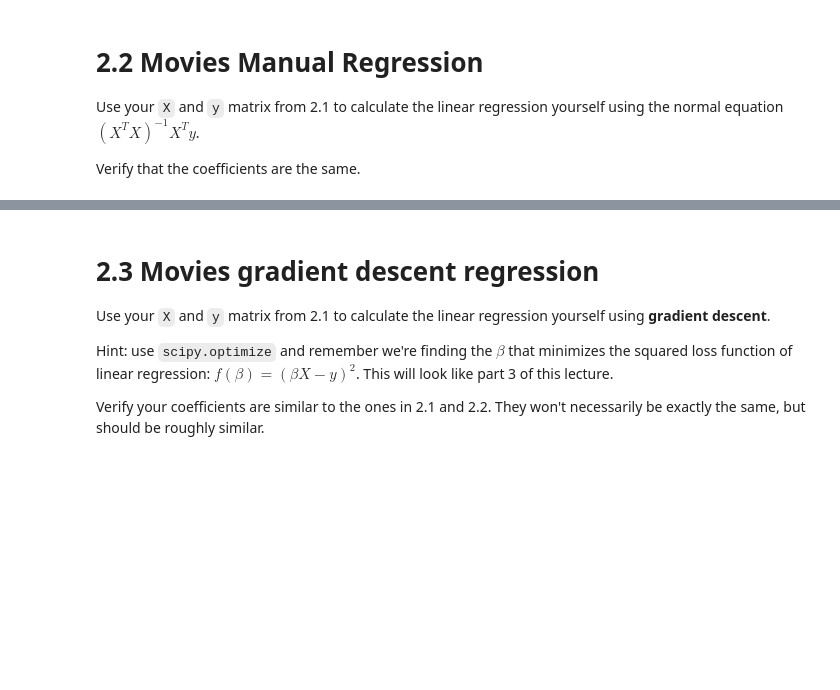
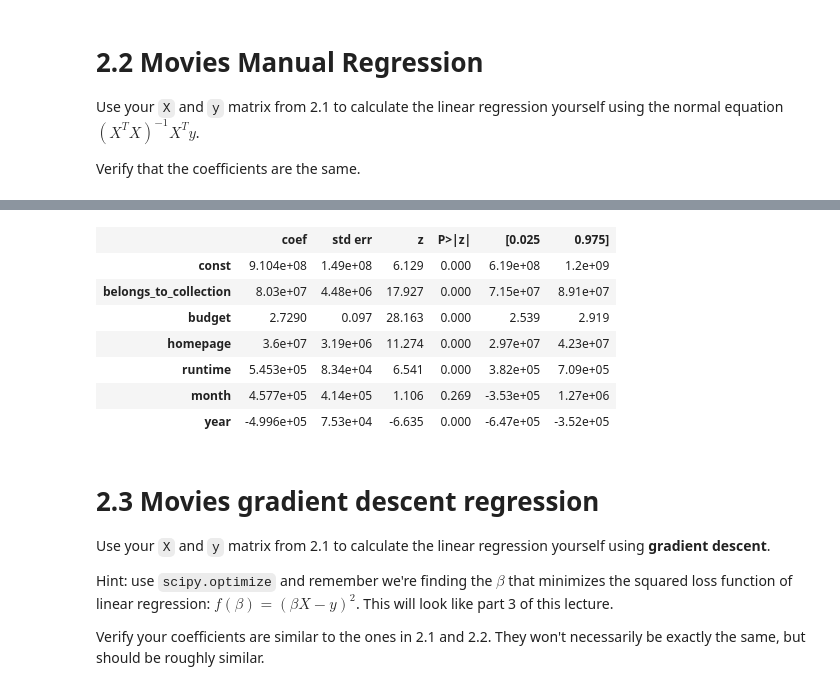
Before and after one commit to cb-ds-1/3-5-optimization, a Jupyter notebook: Workshop_ Maximum likelihood.ipynb, the cells around one changed output, grey strips where cells are left out. Drawn from its saved outputs; the diff is of its cells as text; code cells hidden in the pictures; blank space fills up the shorter version.

```diff
--- a/Workshop_ Maximum likelihood.ipynb
+++ b/Workshop_ Maximum likelihood.ipynb
@@ -54,3 +219,14 @@ Verify that the coefficients are the same.
+# %%
+est.summary().tables[1]
+# %% [output]
+|  | coef | std err | z | P>|z| | [0.025 | 0.975] |
+| const | 9.104e+08 | 1.49e+08 | 6.129 | 0.000 | 6.19e+08 | 1.2e+09 |
+| belongs_to_collection | 8.03e+07 | 4.48e+06 | 17.927 | 0.000 | 7.15e+07 | 8.91e+07 |
+| budget | 2.7290 | 0.097 | 28.163 | 0.000 | 2.539 | 2.919 |
+| homepage | 3.6e+07 | 3.19e+06 | 11.274 | 0.000 | 2.97e+07 | 4.23e+07 |
+| runtime | 5.453e+05 | 8.34e+04 | 6.541 | 0.000 | 3.82e+05 | 7.09e+05 |
+| month | 4.577e+05 | 4.14e+05 | 1.106 | 0.269 | -3.53e+05 | 1.27e+06 |
+| year | -4.996e+05 | 7.53e+04 | -6.635 | 0.000 | -6.47e+05 | -3.52e+05 |
 # %% [markdown]
 # 2.3 Movies gradient descent regression
 
```
Also changed, not shown: parts of 16 cells of this notebook, 1 other file.
